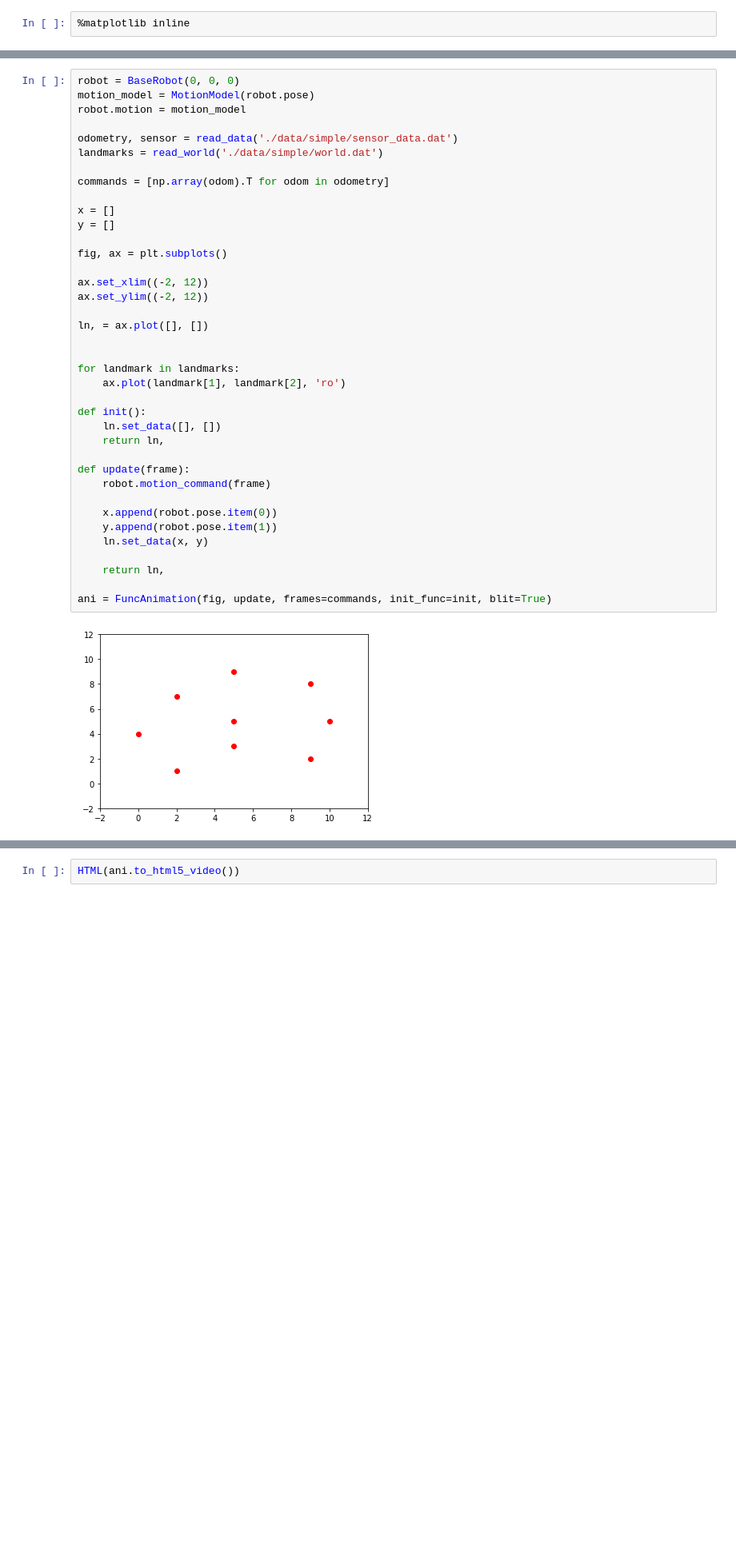
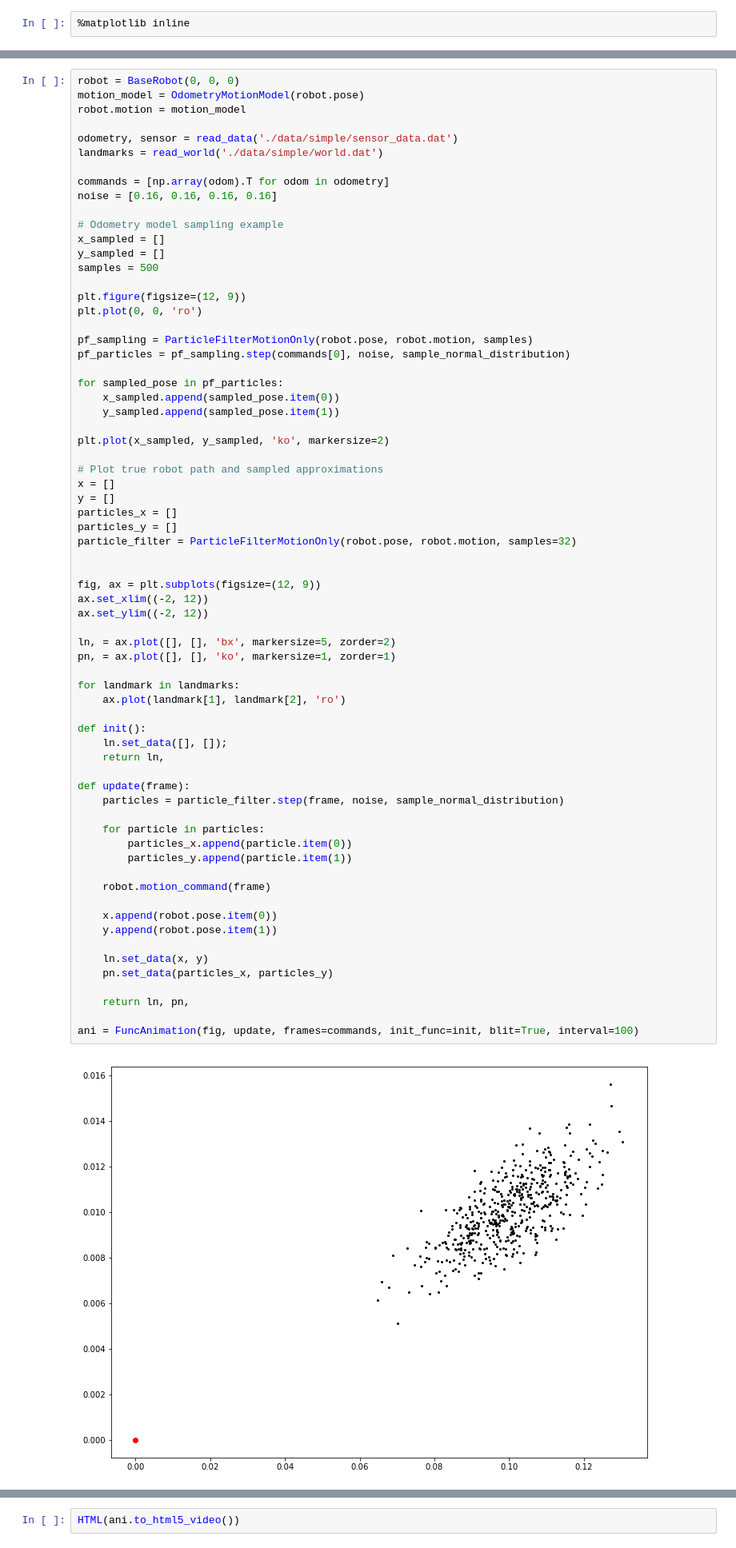
Before and after one commit to ToastyToast/prob-rob, a Jupyter notebook: examples/robot_testing.ipynb, the cells around one changed output, grey strips where cells are left out. Shown at 80% size. Drawn from its saved outputs; the diff is of its cells as text; blank space fills up the shorter version.

Commit message:
Sample motion model with particle filter

```diff
--- a/examples/robot_testing.ipynb
+++ b/examples/robot_testing.ipynb
@@ -123,40 +228,70 @@ def read_world(filename):
 # %%
 robot = BaseRobot(0, 0, 0)
-motion_model = MotionModel(robot.pose)
+motion_model = OdometryMotionModel(robot.pose)
 robot.motion = motion_model
 
 odometry, sensor = read_data('./data/simple/sensor_data.dat')
 landmarks = read_world('./data/simple/world.dat')
 
 commands = [np.array(odom).T for odom in odometry]
+noise = [0.16, 0.16, 0.16, 0.16]
 
+# Odometry model sampling example
+x_sampled = []
+y_sampled = []
+samples = 500
+
+plt.figure(figsize=(12, 9))
+plt.plot(0, 0, 'ro')
+
+pf_sampling = ParticleFilterMotionOnly(robot.pose, robot.motion, samples)
+pf_particles = pf_sampling.step(commands[0], noise, sample_normal_distribution)
+
+for sampled_pose in pf_particles:
+    x_sampled.append(sampled_pose.item(0))
+    y_sampled.append(sampled_pose.item(1))
+
+plt.plot(x_sampled, y_sampled, 'ko', markersize=2)
+
+# Plot true robot path and sampled approximations
 x = []
 y = []
+particles_x = []
+particles_y = []
+particle_filter = ParticleFilterMotionOnly(robot.pose, robot.motion, samples=32)
 
-fig, ax = plt.subplots()
 
+fig, ax = plt.subplots(figsize=(12, 9))
 ax.set_xlim((-2, 12))
 ax.set_ylim((-2, 12))
 
-ln, = ax.plot([], [])
-
+ln, = ax.plot([], [], 'bx', markersize=5, zorder=2)
+pn, = ax.plot([], [], 'ko', markersize=1, zorder=1)
 
 for landmark in landmarks:
     ax.plot(landmark[1], landmark[2], 'ro')
 
 def init():
-    ln.set_data([], [])
+    ln.set_data([], []);
     return ln,
 
 def update(frame):
+    particles = particle_filter.step(frame, noise, sample_normal_distribution)
+
+    for particle in particles:
+        particles_x.append(particle.item(0))
+        particles_y.append(particle.item(1))
+
     robot.motion_command(frame)
 
     x.append(robot.pose.item(0))
     y.append(robot.pose.item(1))
+
     ln.set_data(x, y)
+    pn.set_data(particles_x, particles_y)
 
-    return ln,
+    return ln, pn,
 
-ani = FuncAnimation(fig, update, frames=commands, init_func=init, blit=True)
+ani = FuncAnimation(fig, update, frames=commands, init_func=init, blit=True, interval=100)
 # %% [output]
-[figure, old version]
+[figure, new version]
```
Also changed, not shown: parts of 5 cells of this notebook.
